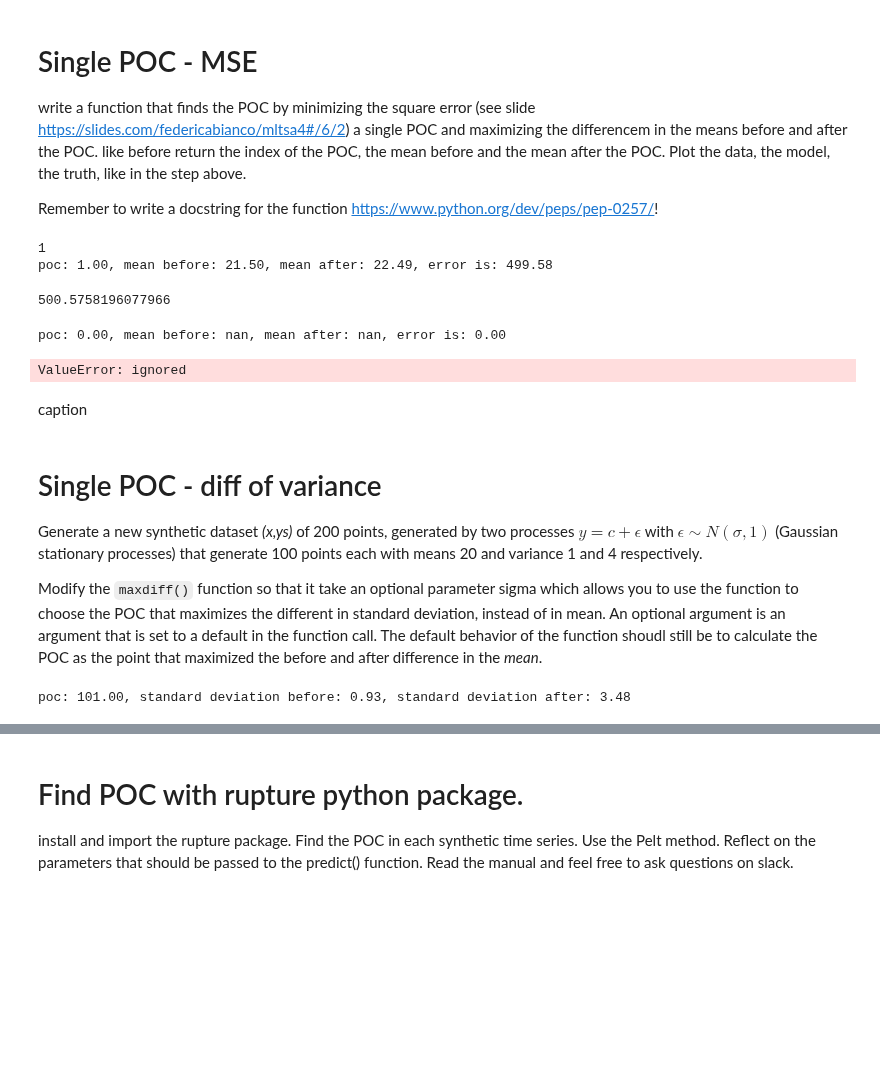
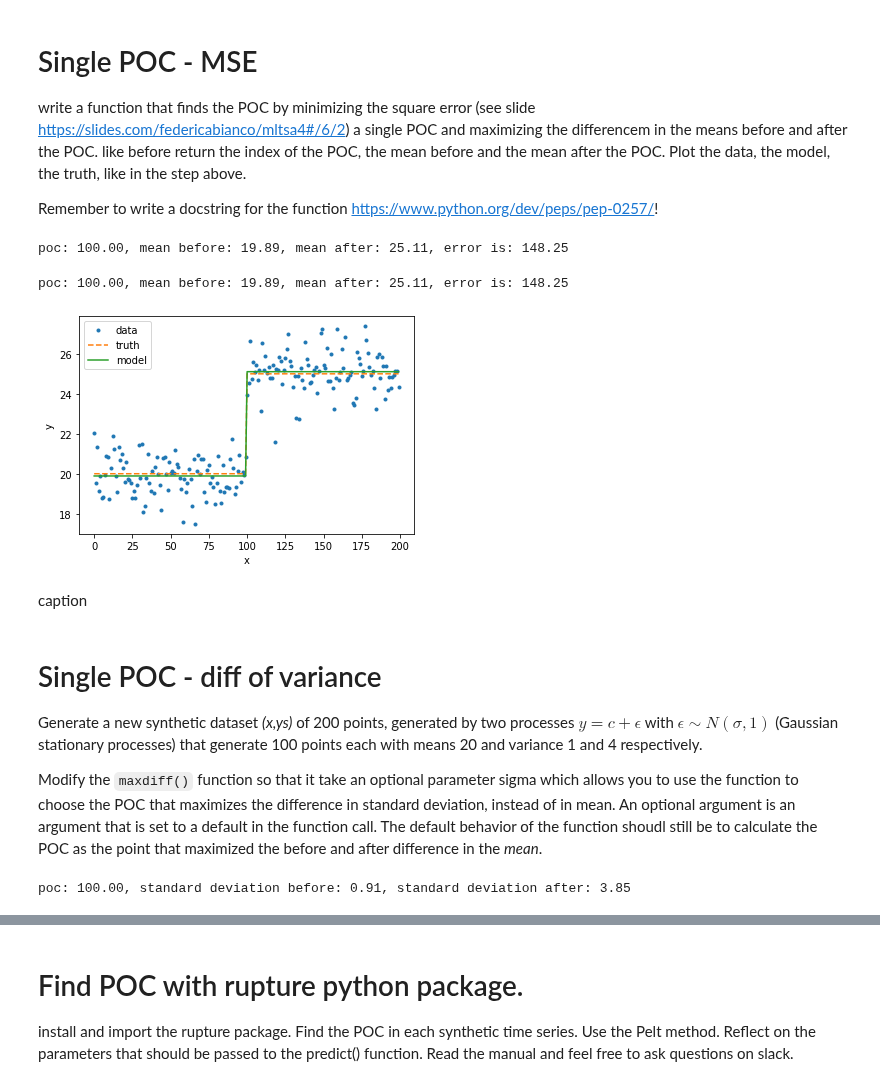
Before and after one commit to ahmadryan/MLTSA_RQudsi, a Jupyter notebook: HW4_RQudsi/chchchchanges_instructions.ipynb, the cells around one changed output, grey strips where cells are left out. Saved outputs shown, nothing was run; the diff lists cells and outputs as text; code cells hidden in the pictures; blank space fills up the shorter version.

````diff
--- a/HW4_RQudsi/chchchchanges_instructions.ipynb
+++ b/HW4_RQudsi/chchchchanges_instructions.ipynb
@@ -86,14 +78,14 @@ def poc_mse(y):
     error = np.nansum(np.sqrt((y[:] - f(ym[:] ))**2))
     for i in range(1, N):
         #print(poc, before, after, error)
-        print(i)
+        #print(i)
         error_here1 = np.nansum(np.sqrt((y[:i] - f(ym[:i] ))**2))
         error_here2 = np.nansum(np.sqrt((y[i:] - f(ym[i:] ))**2 ))
         error_here = np.nansum( [error_here1, error_here2] )
 
         diff_here = np.abs(f(ym[i:]) -  f(ym[:i]))
 
-        if( (error_here < error) or ( diff_here > diff )):
+        if( (error_here < error) and ( diff_here > diff )):
 
             error = error_here
             diff = diff_here
@@ -104,38 +96,31 @@ def poc_mse(y):
             before, after = f(ym[:i]), f(ym[i:])
         else :
             continue
-
-        return poc, before, after, error
+    return poc, before, after, error
 
 print("poc: {:.2f}, mean before: {:.2f}, mean after: {:.2f}, error is: {:.2f}".format(*poc_mse(ym)))
 # %% [output]
-1
-poc: 1.00, mean before: 21.50, mean after: 22.49, error is: 499.58
+poc: 100.00, mean before: 19.89, mean after: 25.11, error is: 148.25
-# %%
-np.nansum(np.sqrt((ym[:] - np.nanmean(ym[:] ))**2))
-# %% [output]
-500.5758196077966
 # %%
-
 print("poc: {:.2f}, mean before: {:.2f}, mean after: {:.2f}, error is: {:.2f}".format(*poc_mse(ym)))
 # %% [output]
-poc: 0.00, mean before: nan, mean after: nan, error is: 0.00
+poc: 100.00, mean before: 19.89, mean after: 25.11, error is: 148.25
 # %%
-poc, before, after = poc_mse(ym)
+poc, before, after, error = poc_mse(ym)
 pl.plot(x, ym, '.', label="data")
 pl.plot(range(200), [mu1] * 100 + [mu2] * 100, '--', label="truth")
 pl.plot(x, [before] * poc + [after] * (len(ym) - poc), label="model")
 pl.xlabel('x')
 pl.ylabel('y');
 pl.legend();
 # %% [output]
-ValueError: ignored
+[figure, added]
 # %% [markdown]
 caption
 # %% [markdown]
 # Single POC - diff of variance
 Generate a new synthetic dataset _(x,ys)_ of 200 points, generated by two processes $ y =c + \epsilon$ with $\epsilon \sim N(\sigma,1)$ (Gaussian stationary processes) that generate 100 points each with means 20 and variance 1 and 4 respectively.
 
-Modify the ```maxdiff()``` function so that it take an optional parameter sigma which allows you to use the function to choose the POC that maximizes the different in standard deviation, instead of in mean. An optional argument is an argument that is set to a default in the function call. The default behavior of the function shoudl still be to calculate the POC as the point that maximized the before and after difference in the _mean_.
+Modify the ```maxdiff()``` function so that it take an optional parameter sigma which allows you to use the function to choose the POC that maximizes the difference in standard deviation, instead of in mean. An optional argument is an argument that is set to a default in the function call. The default behavior of the function shoudl still be to calculate the POC as the point that maximized the before and after difference in the _mean_.
 # %%
 mu1, mu2 = 20, 25
@@ -144,13 +131,32 @@ ys = np.concatenate([np.random.randn(100)  + mu1 , np.random.randn(100) * s2 + m
 # %%
-def maxdiff(y, sigma=False):
+def maxval(y, sigma=False):
     """calculates the POC as the points that maximized the difference between
                 the mean or variance before and the mean after the POC
     y: vector of endogenouos variables
     sigma: finds the POC that maximizes the difference between before/after POC variance
                 (optional, default is before/after mean)
+    """
+    N = len(y)
 
- ...
-print("poc: {:.2f}, standard deviation before: {:.2f}, mean after: {:.2f}".format(*maxdiff(ys,
+    if(sigma):
+        f = np.nanstd
+    else:
+        f = np.nanmean
+
+    poc, diff, before, after = 0, 0, np.nan, np.nan
+
+    for i in range(1, N):
+
+        diff_here = np.abs(f(y[i:]) -  f(y[:i]))
+
+        if diff < diff_here:
+            diff = diff_here
+            poc = i
+            before, after = f(y[:i]), f(y[i:])
+
+    return(poc, before, after)
+
+print("poc: {:.2f}, standard deviation before: {:.2f}, standard deviation after: {:.2f}".format(*maxval(ys,
                                                                     sigma=True)))
 # %% [output]
-poc: 101.00, standard deviation before: 0.93, standard deviation after: 3.48
+poc: 100.00, standard deviation before: 0.91, standard deviation after: 3.85
````
Also changed, not shown: parts of 13 cells of this notebook.
